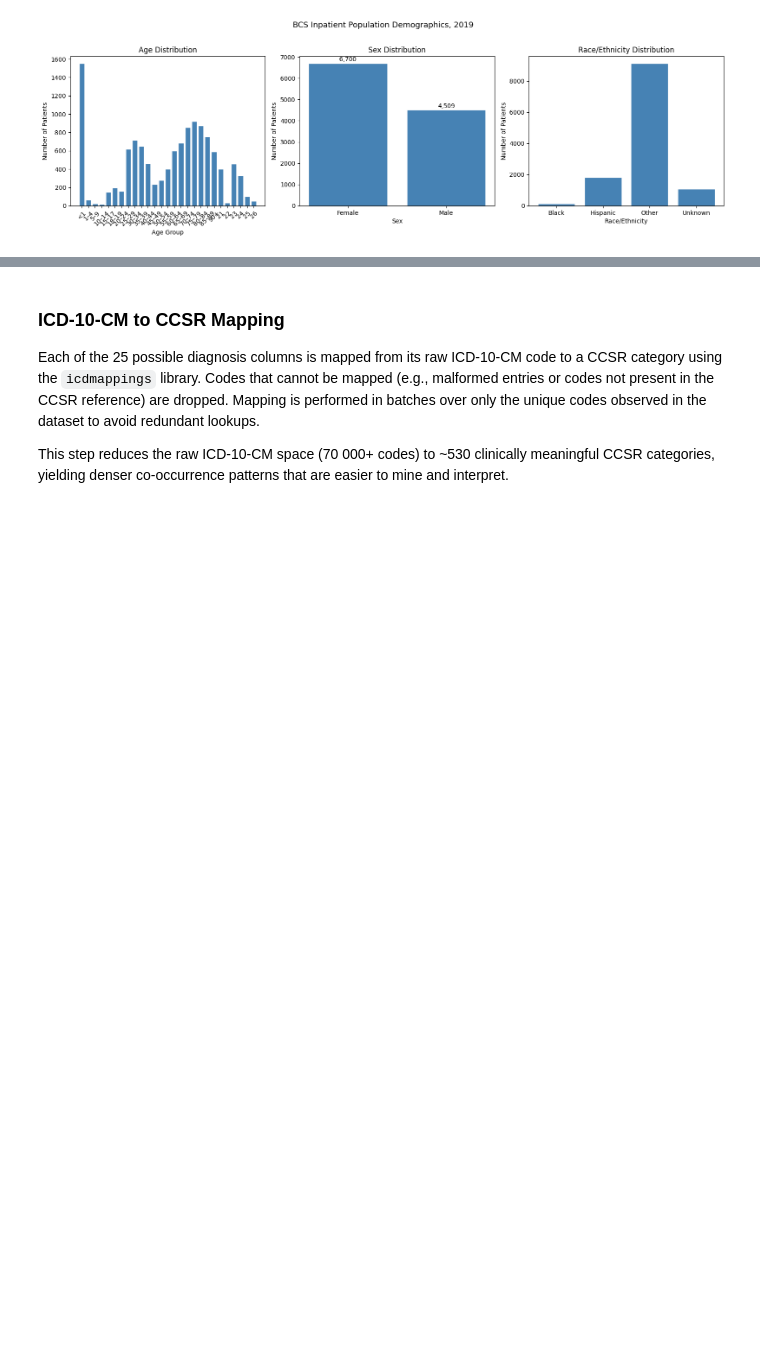
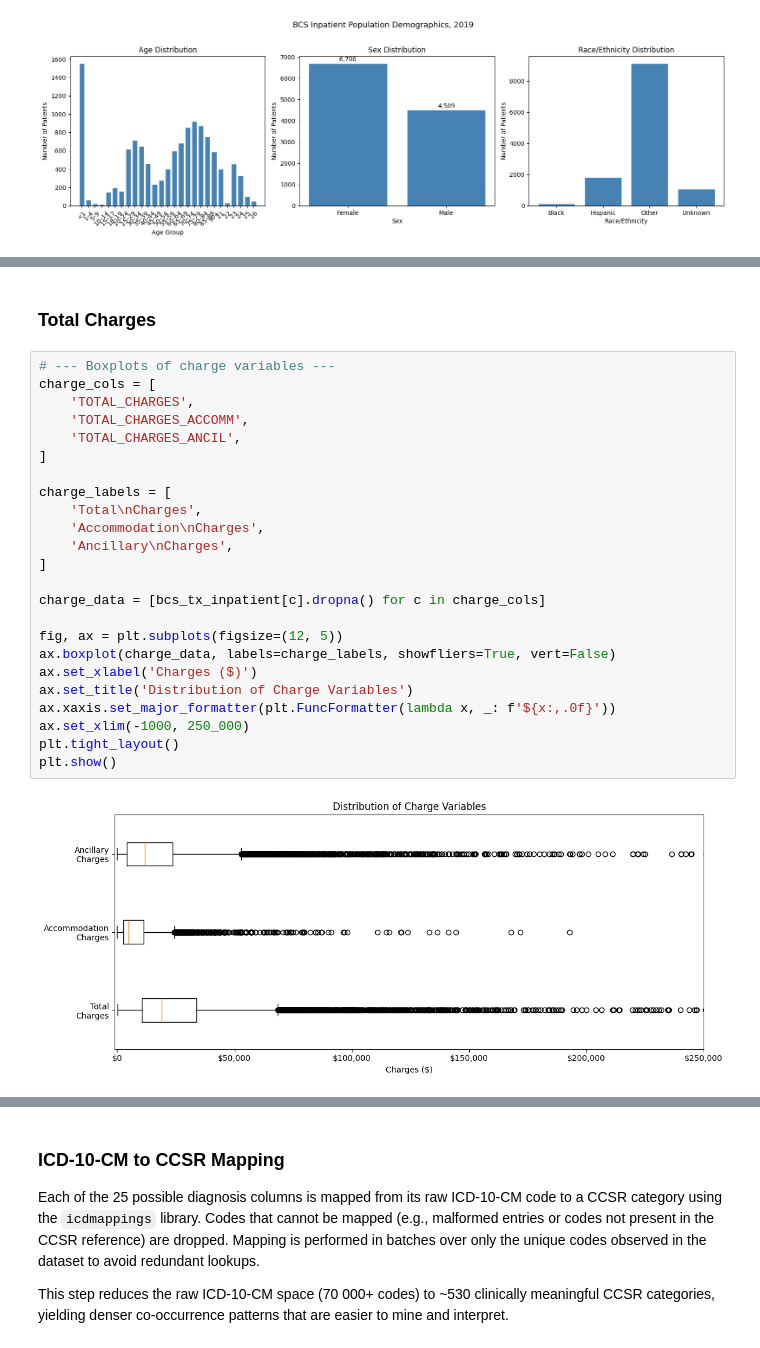
Before and after one commit to stellasdong/676_project, a Jupyter notebook: draft.ipynb, the cells around one changed output, grey strips where cells are left out. Cells and saved outputs as stored; diff of their text form; blank space fills up the shorter version.

```diff
--- a/final.ipynb
+++ b/draft.ipynb
@@ -139,0 +147,28 @@ plt.show()
+# %% [markdown]
+### Total Charges
+# %%
+# --- Boxplots of charge variables ---
+charge_cols = [
+    'TOTAL_CHARGES',
+    'TOTAL_CHARGES_ACCOMM',
+    'TOTAL_CHARGES_ANCIL',
+]
+
+charge_labels = [
+    'Total\nCharges',
+    'Accommodation\nCharges',
+    'Ancillary\nCharges',
+]
+
+charge_data = [bcs_tx_inpatient[c].dropna() for c in charge_cols]
+
+fig, ax = plt.subplots(figsize=(12, 5))
+ax.boxplot(charge_data, labels=charge_labels, showfliers=True, vert=False)
+ax.set_xlabel('Charges ($)')
+ax.set_title('Distribution of Charge Variables')
+ax.xaxis.set_major_formatter(plt.FuncFormatter(lambda x, _: f'${x:,.0f}'))
+ax.set_xlim(-1000, 250_000)
+plt.tight_layout()
+plt.show()
+# %% [output]
+[figure, added]
```
Also changed, not shown: parts of 21 cells of this notebook, 2 other files.
